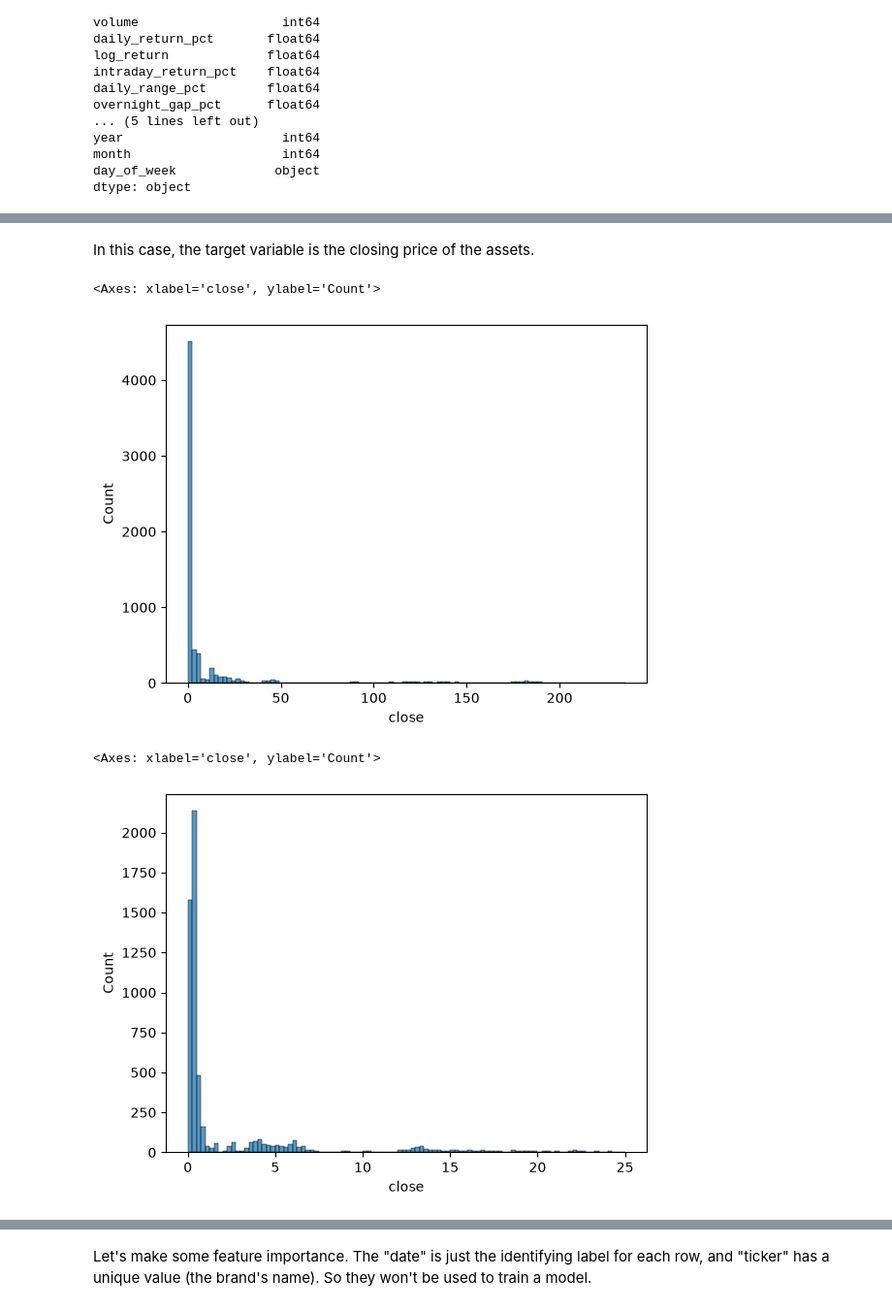
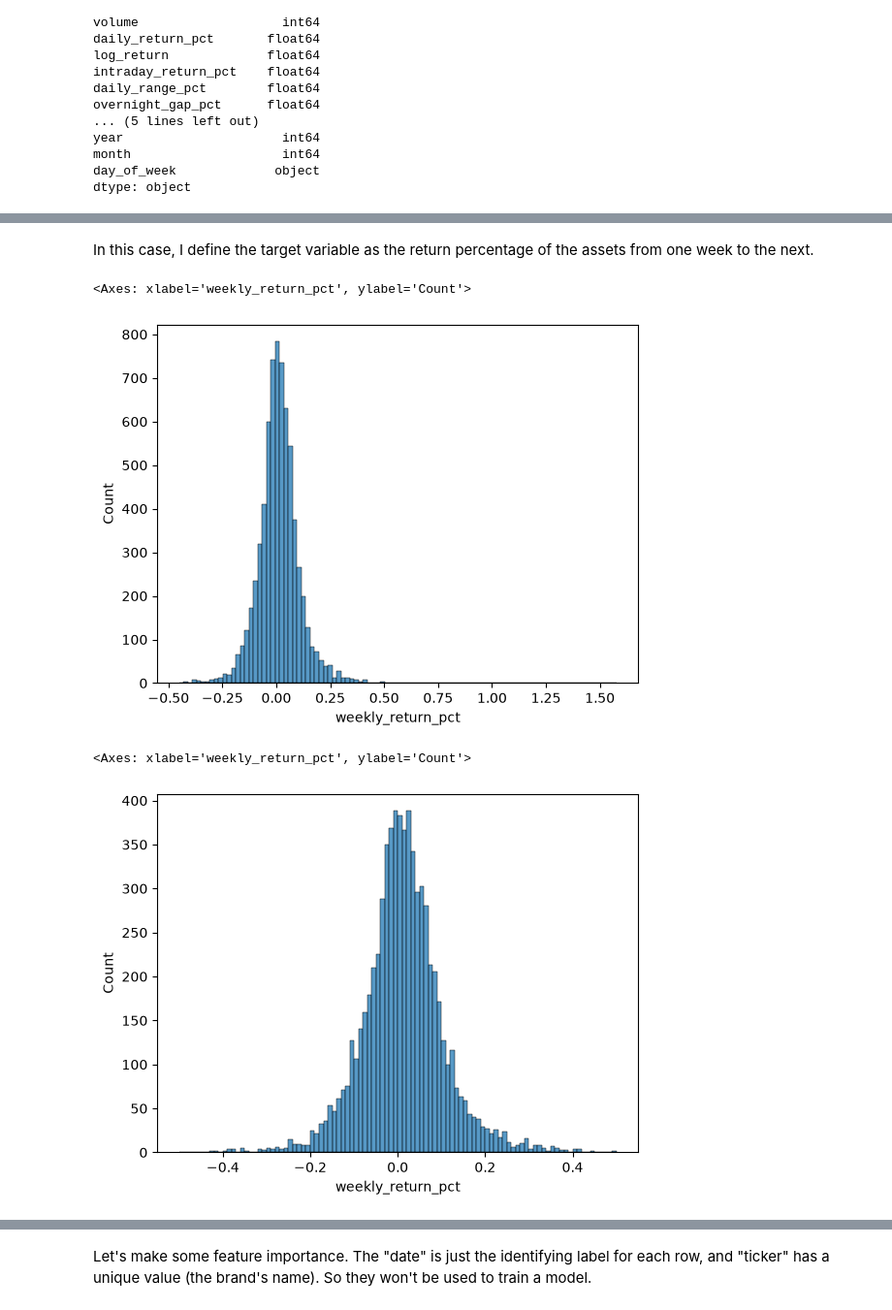
Before and after one commit to martinjimenez388/Midterm-Project-MLZoomCamp2026-DataPipeline, a Jupyter notebook: src/nvidia_stock/NVIDIA_StockDataAnallysis.ipynb, the cells around one changed output, grey strips where cells are left out. Shown at 97% size. Cells and saved outputs as stored; diff of their text form; code cells hidden in the pictures.

```diff
--- a/src/nvidia_stock/NVIDIA_StockDataAnallysis.ipynb
+++ b/src/nvidia_stock/NVIDIA_StockDataAnallysis.ipynb
@@ -69,13 +69,16 @@ day_of_week             0
 dtype: int64
 # %% [markdown]
-In this case, the target variable is the closing price of the assets.
+In this case, I define the target variable as the return percentage of the assets from one week to the next.
+# %%
+df["weekly_return_pct"] = df["close"].shift(-7) / df["close"] - 1
+df = df.iloc[7:]
 # %%
-sns.histplot(data=df.close, bins=100)
+sns.histplot(data=df.weekly_return_pct, bins=100)
 # %% [output]
-<Axes: xlabel='close', ylabel='Count'>
+<Axes: xlabel='weekly_return_pct', ylabel='Count'>
-[figure, old version]
+[figure, new version]
 # %%
-sns.histplot(data=df.close, bins=100, binrange=(0, 25))
+sns.histplot(data=df.weekly_return_pct, bins=100, binrange=(-0.5, 0.5))
 # %% [output]
-<Axes: xlabel='close', ylabel='Count'>
+<Axes: xlabel='weekly_return_pct', ylabel='Count'>
-[figure, old version]
+[figure, new version]
```
Also changed, not shown: parts of 39 cells of this notebook, 2 other files.
